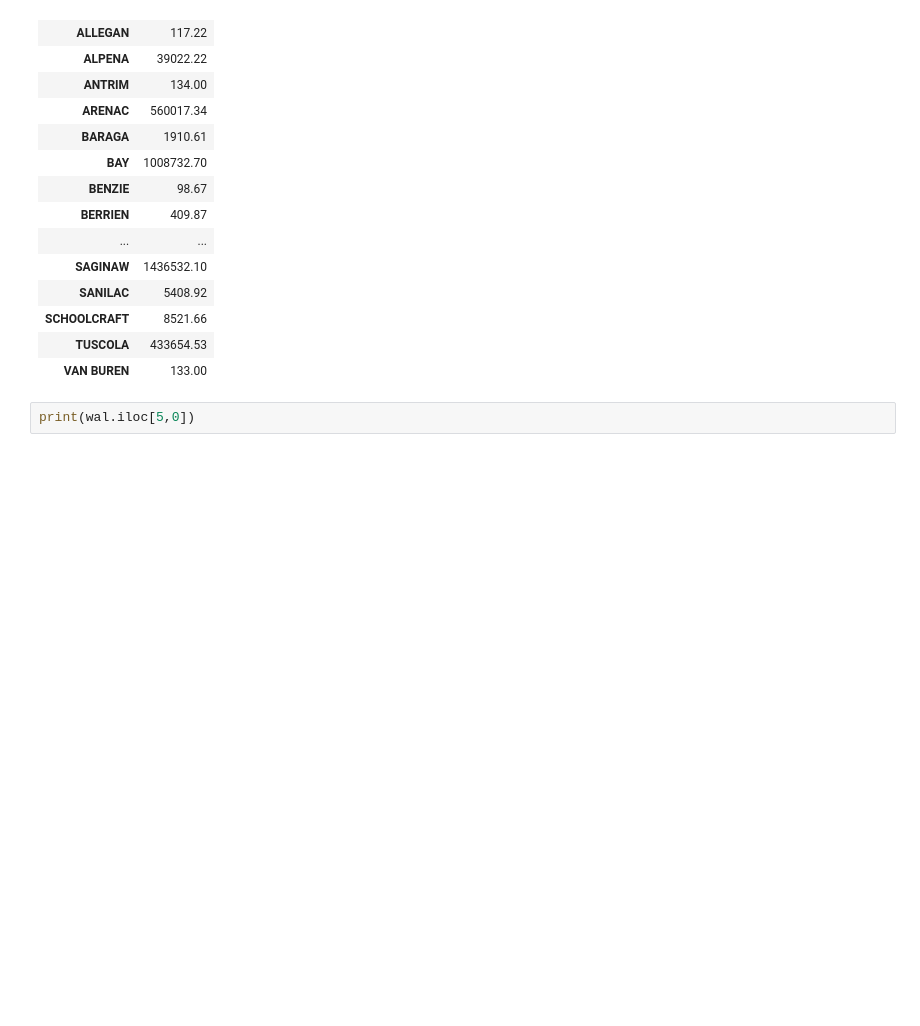
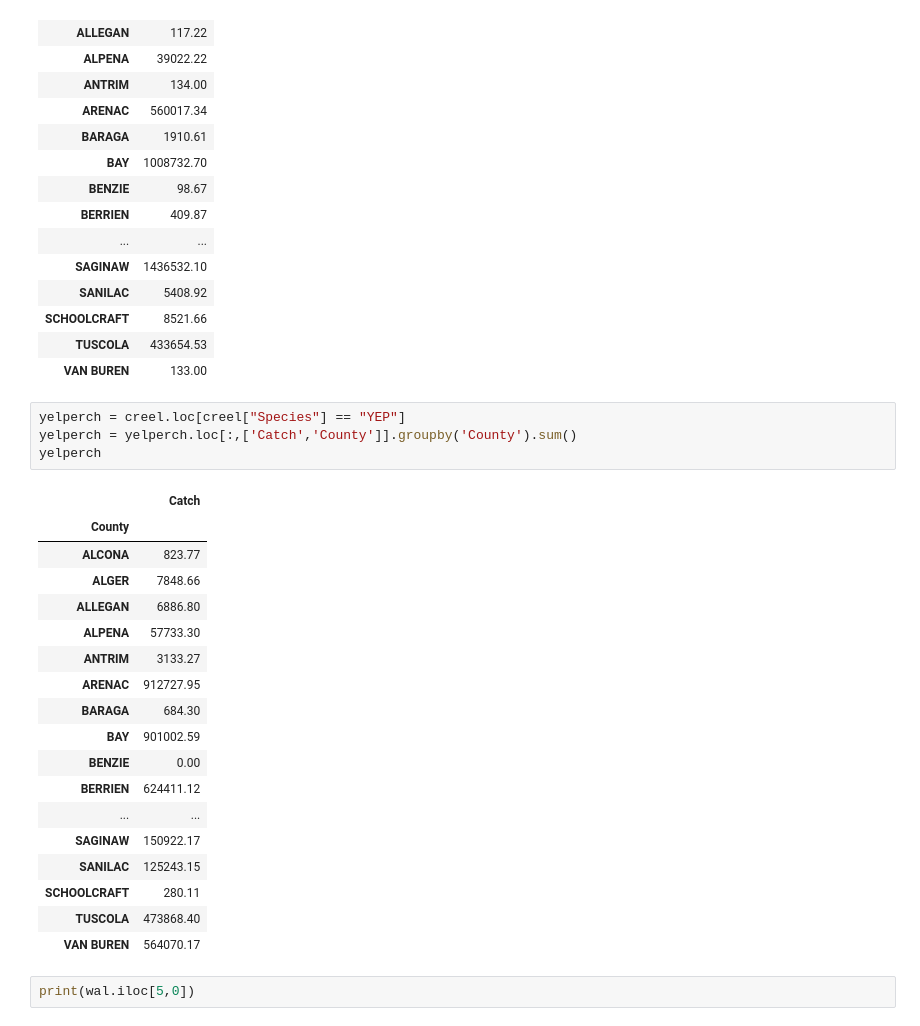
Before and after one commit to jules-krohn/Project1_Group7, a Jupyter notebook: FishingDataCode 1.ipynb, the cells around one changed output. Drawn from its saved outputs; the diff is of its cells as text; blank space fills up the shorter version.

```diff
--- a/FishingDataCode 1.ipynb
+++ b/FishingDataCode 1.ipynb
@@ -122,6 +122,29 @@ wal
 | SCHOOLCRAFT | 8521.66 |
 | TUSCOLA | 433654.53 |
 | VAN BUREN | 133.00 |
+# %%
+yelperch = creel.loc[creel["Species"] == "YEP"]
+yelperch = yelperch.loc[:,['Catch','County']].groupby('County').sum()
+yelperch
+# %% [output]
+|  | Catch |
+| County |  |
+| ALCONA | 823.77 |
+| ALGER | 7848.66 |
+| ALLEGAN | 6886.80 |
+| ALPENA | 57733.30 |
+| ANTRIM | 3133.27 |
+| ARENAC | 912727.95 |
+| BARAGA | 684.30 |
+| BAY | 901002.59 |
+| BENZIE | 0.00 |
+| BERRIEN | 624411.12 |
+| ... | ... |
+| SAGINAW | 150922.17 |
+| SANILAC | 125243.15 |
+| SCHOOLCRAFT | 280.11 |
+| TUSCOLA | 473868.40 |
+| VAN BUREN | 564070.17 |
 # %%
 print(wal.iloc[5,0])
 # %% [output]
```
Also changed, not shown: parts of 1 cell of this notebook, 1 other file.
